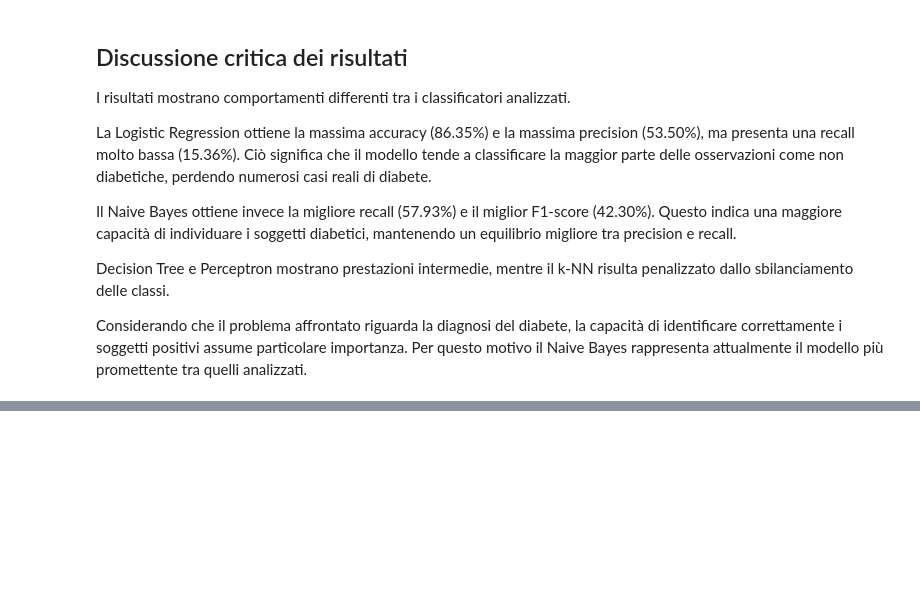
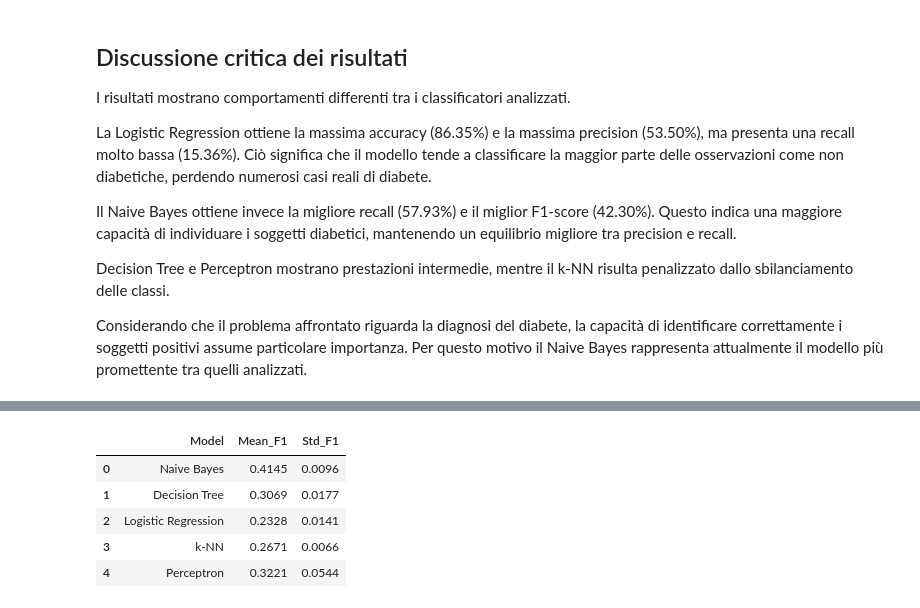
Before and after one commit to yuvisingh121/ML-Project-Uni2026, a Jupyter notebook: ML/notebooks/05_sklearn_models.ipynb, the cells around one changed output, grey strips where cells are left out. Drawn from its saved outputs; the diff is of its cells as text; code cells hidden in the pictures; blank space fills up the shorter version.

```diff
--- a/ML/notebooks/05_sklearn_models.ipynb
+++ b/ML/notebooks/05_sklearn_models.ipynb
@@ -524,0 +864,33 @@ Deviazione standard: 0.017711030613464088
+# %%
+bias_variance_df = pd.DataFrame({
+    "Model": [
+        "Naive Bayes",
+        "Decision Tree",
+        "Logistic Regression",
+        "k-NN",
+        "Perceptron"
+    ],
+    "Mean_F1": [
+        0.4145,
+        0.3069,
+        0.2328,
+        0.2671,
+        0.3221
+    ],
+    "Std_F1": [
+        0.0096,
+        0.0177,
+        0.0141,
+        0.0066,
+        0.0544
+    ]
+})
+
+bias_variance_df
+# %% [output]
+|  | Model | Mean_F1 | Std_F1 |
+| 0 | Naive Bayes | 0.4145 | 0.0096 |
+| 1 | Decision Tree | 0.3069 | 0.0177 |
+| 2 | Logistic Regression | 0.2328 | 0.0141 |
+| 3 | k-NN | 0.2671 | 0.0066 |
+| 4 | Perceptron | 0.3221 | 0.0544 |
```
Also changed, not shown: parts of 23 cells of this notebook.
